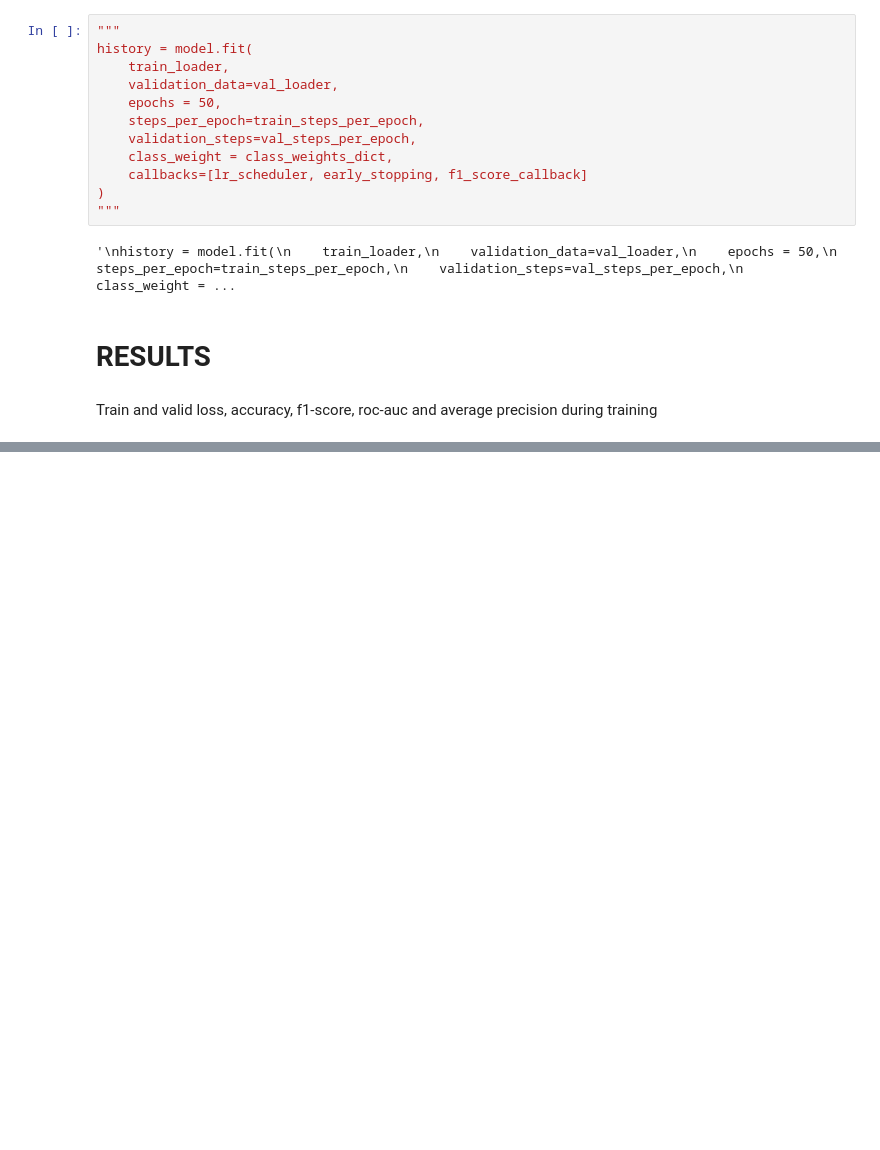
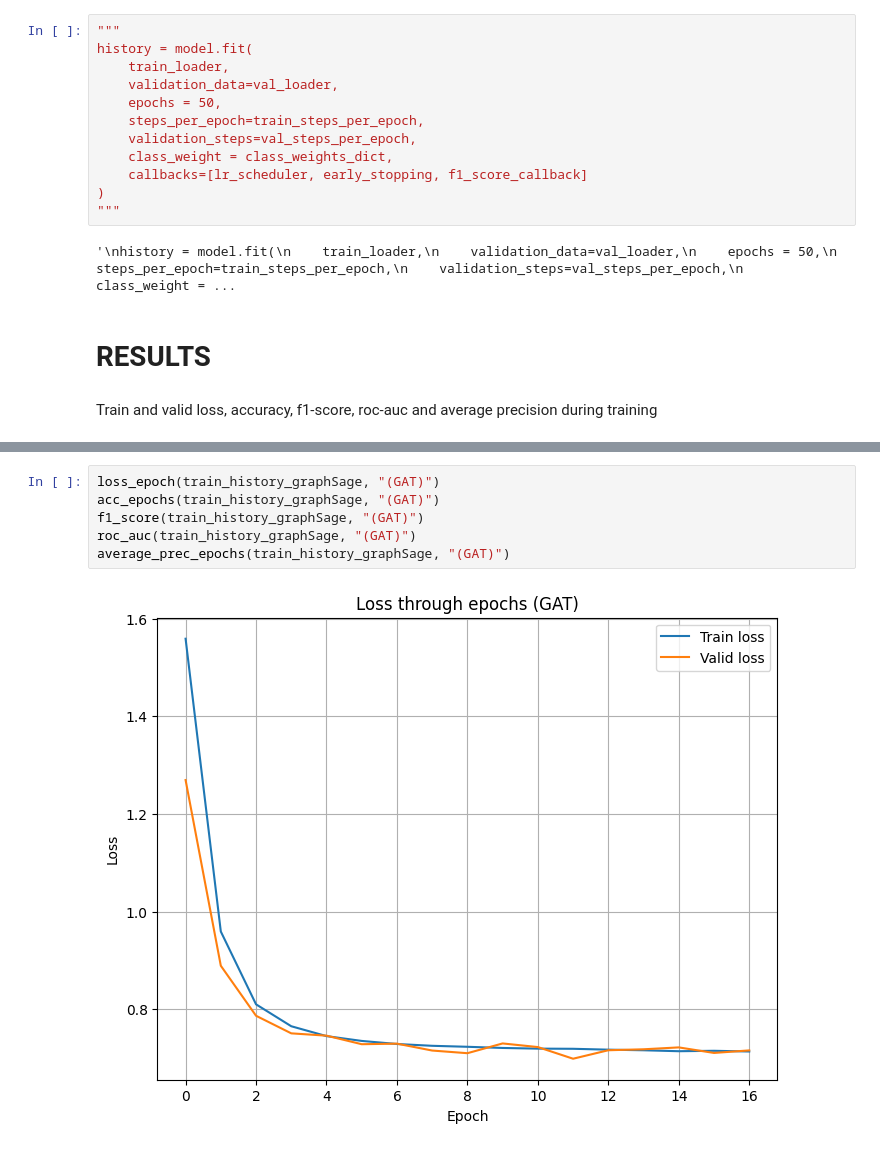
Before and after one commit to ivanna1109/DSC_Conference2024Materials, a Jupyter notebook: DSCdemonstration.ipynb, the cells around one changed output, grey strips where cells are left out. Saved outputs shown, nothing was run; the diff lists cells and outputs as text; blank space fills up the shorter version.

```diff
--- a/DSCdemonstration.ipynb
+++ b/DSCdemonstration.ipynb
@@ -791,0 +903,8 @@ train_history_graphSage= pd.read_csv('results/gSage_train_history.csv')
+# %%
+loss_epoch(train_history_graphSage, "(GAT)")
+acc_epochs(train_history_graphSage, "(GAT)")
+f1_score(train_history_graphSage, "(GAT)")
+roc_auc(train_history_graphSage, "(GAT)")
+average_prec_epochs(train_history_graphSage, "(GAT)")
+# %% [output]
+[figure, added]
```
Also changed, not shown: parts of 28 cells of this notebook.
